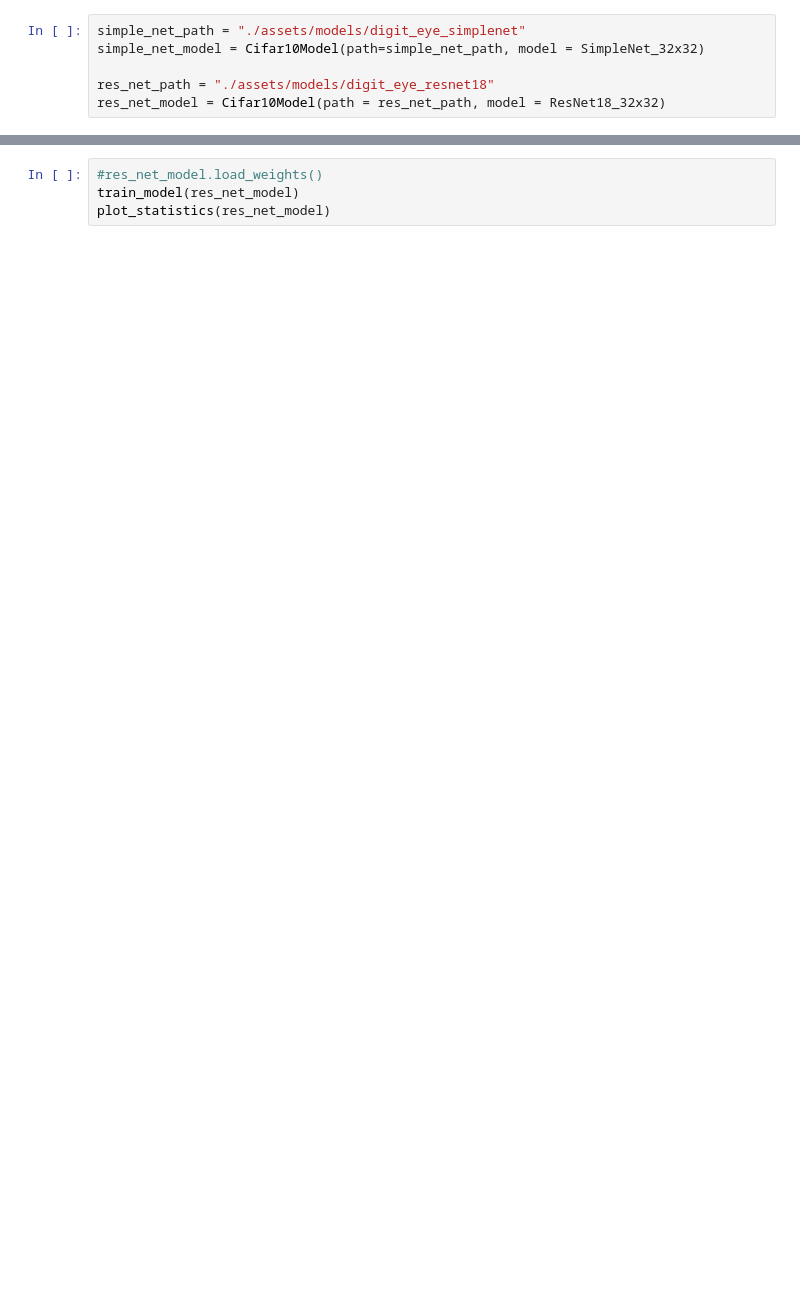
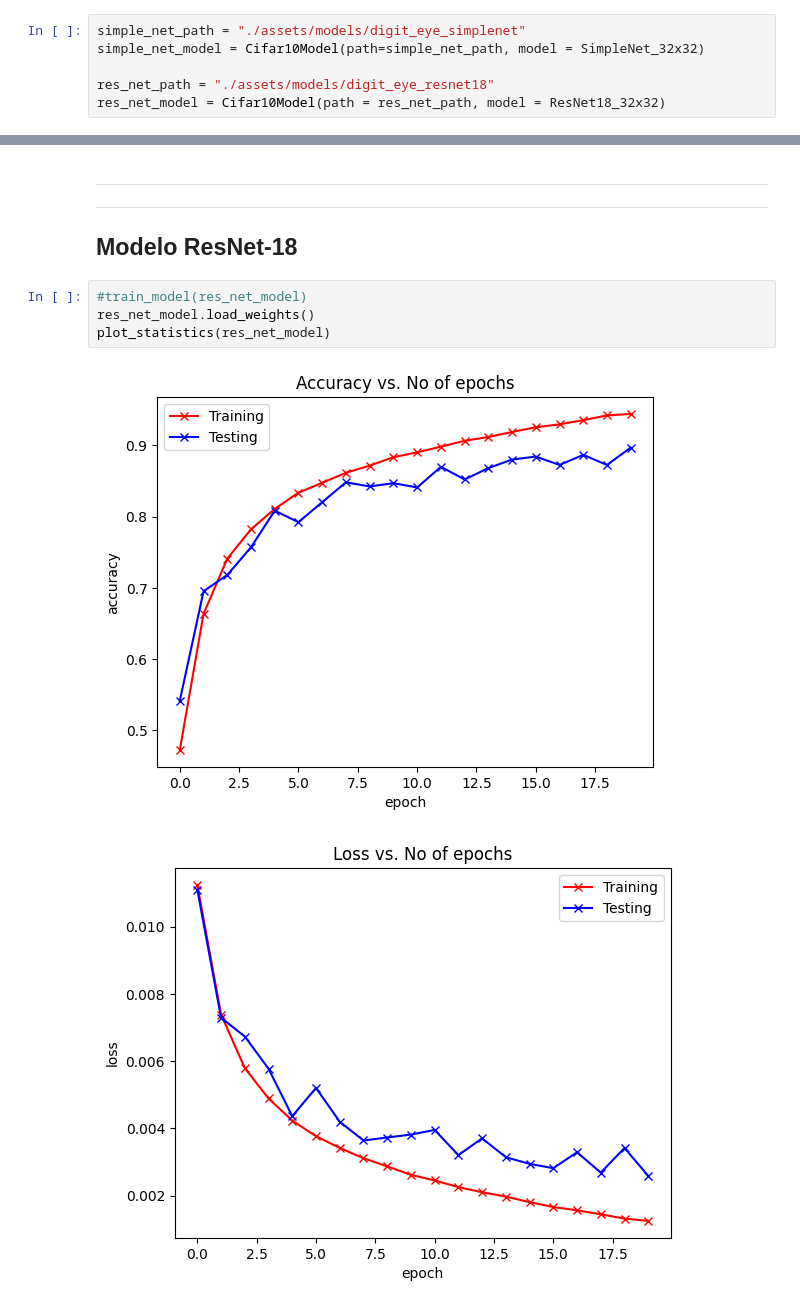
Before and after one commit to Oktuvida/digit-eye, a Jupyter notebook: digit_eye.ipynb, the cells around one changed output, grey strips where cells are left out. Cells and saved outputs as stored; diff of their text form; blank space fills up the shorter version.

```diff
--- a/digit_eye.ipynb
+++ b/digit_eye.ipynb
@@ -122,4 +163,11 @@ plot_statistics(simple_net_model)
+# %% [markdown]
+***
+***
+## Modelo ResNet-18
 # %%
-#res_net_model.load_weights()
-train_model(res_net_model)
+#train_model(res_net_model)
+res_net_model.load_weights()
 plot_statistics(res_net_model)
+# %% [output]
+[figure, added]
+[figure, added]
```
Also changed, not shown: parts of 23 cells of this notebook, 15 other files.
